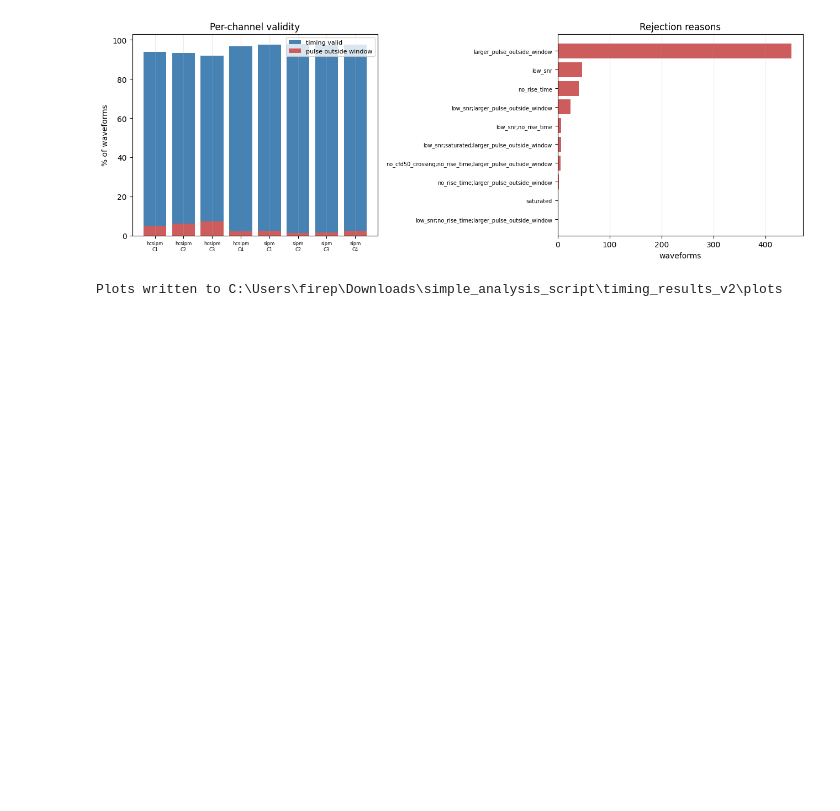
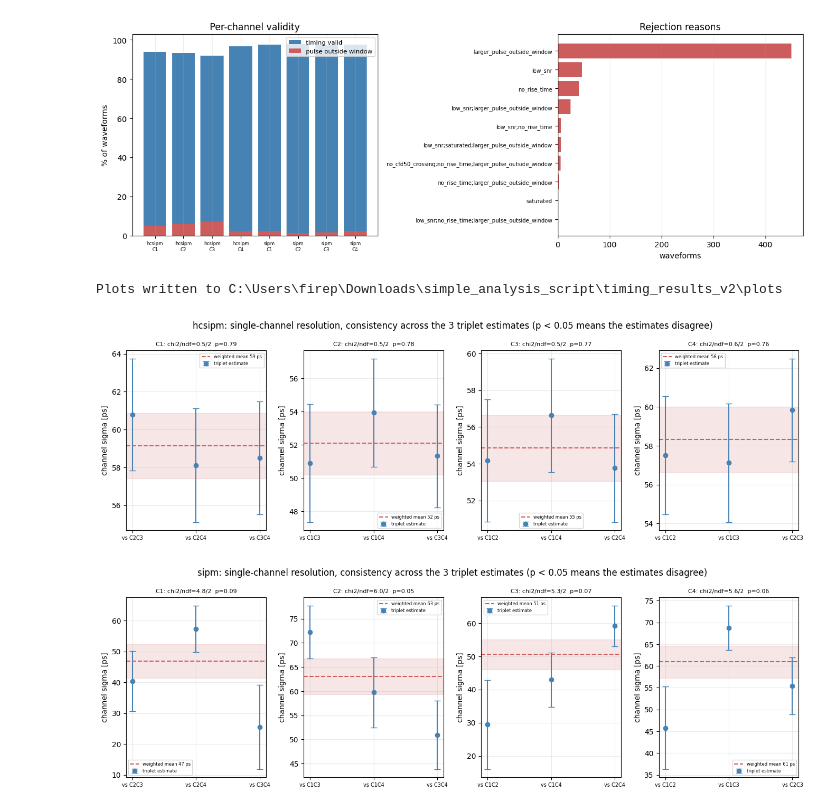
Before and after one commit to ahaines561/static_timing_analysis_sipm, a Jupyter notebook: timing_plots.ipynb, the cells around one changed output. Saved outputs shown, nothing was run; the diff lists cells and outputs as text; code cells hidden in the pictures; blank space fills up the shorter version.

```diff
--- a/timing_plots.ipynb
+++ b/timing_plots.ipynb
@@ -53,6 +53,14 @@ offsets = load("channel_offsets.csv")
 coincidence = load("coincidence_summary.csv")
 event_status = load("coincidence_event_status.csv")
 
+# added for the extended noise / consistency / correlation study
+triplet_estimates = load("channel_resolution_triplet_estimates.csv")
+pair_sigma_compat = load("timing_pair_sigma_compatibility.csv")
+delta_t_corr = load("pairwise_delta_t_correlation.csv")
+noise_sigma_summary = load("noise_sigma_summary.csv")
+noise_sigma_compat = load("noise_sigma_compatibility.csv")
+channel_noise_corr = load("channel_noise_correlation.csv")
+
 raw_pairs = pair_summary[pair_summary["timing_column"] == "delta_t_ns"] if not pair_summary.empty else pd.DataFrame()
 walk_pairs = pair_summary[pair_summary["timing_column"] == "delta_t_corrected_ns"] if not pair_summary.empty else pd.DataFrame()
 devices = sorted(physical["device"].dropna().unique()) if not physical.empty else []
@@ -641,3 +649,52 @@ print(f"Plots written to {PLOT_DIR}")
 # %% [output]
 [figure]
 Plots written to C:\Users\firep\Downloads\simple_analysis_script\timing_results_v2\plots
+# %%
+# TIMING 4b: channel-resolution triplet-estimate consistency
+# For each channel, the 3-channel decomposition gives 3 independent sigma
+# estimates (one per pair of the other 3 channels). This checks whether those
+# 3 estimates agree with each other (weighted mean +/- its uncertainty, and a
+# chi2/ndf consistency test), which is the direct answer to "how compatible
+# are the sigmas across all combinations".
+if not triplet_estimates.empty and not resolution.empty:
+    base_triplet = triplet_estimates[triplet_estimates["timing_column"] == "delta_t_ns"]
+    base_res = resolution[resolution["timing_column"] == "delta_t_ns"]
+    for run in sorted(base_triplet["coincidence_run"].unique()):
+        figure, axes = plt.subplots(1, len(CHANNELS), figsize=(3.4 * len(CHANNELS), 4.4), squeeze=False)
+        axes = axes[0]
+        for axis, channel in zip(axes, CHANNELS):
+            t = base_triplet[(base_triplet["coincidence_run"] == run) & (base_triplet["channel"] == channel)]
+            r = base_res[(base_res["coincidence_run"] == run) & (base_res["channel"] == channel)]
+            if t.empty:
+                axis.axis("off")
+                continue
+            labels = [f"vs {a}{b}" for a, b in zip(t["other_b"], t["other_d"])]
+            x = np.arange(len(t))
+            axis.errorbar(x, t["sigma_channel_ps"], yerr=t["sigma_channel_unc_ps"],
+                          fmt="o", capsize=4, color="steelblue", label="triplet estimate")
+            title = channel
+            if not r.empty:
+                row = r.iloc[0]
+                if np.isfinite(row["sigma_channel_ps"]):
+                    axis.axhline(row["sigma_channel_ps"], color="indianred", ls="--", lw=1.5,
+                                 label=f"weighted mean {row['sigma_channel_ps']:.0f} ps")
+                    if np.isfinite(row["sigma_channel_unc_ps"]):
+                        axis.axhspan(row["sigma_channel_ps"] - row["sigma_channel_unc_ps"],
+                                    row["sigma_channel_ps"] + row["sigma_channel_unc_ps"],
+                                    color="indianred", alpha=0.15)
+                p = row.get("consistency_pvalue", np.nan)
+                chi2v, ndfv = row.get("chi2_consistency", np.nan), row.get("ndf_consistency", 0)
+                if np.isfinite(p):
+                    title = f"{channel}: chi2/ndf={chi2v:.1f}/{int(ndfv)}  p={p:.2f}"
+            axis.set_title(title, fontsize=8)
+            axis.set_xticks(x)
+            axis.set_xticklabels(labels, fontsize=7)
+            axis.set_ylabel("channel sigma [ps]")
+            axis.grid(alpha=0.25)
+            axis.legend(fontsize=6)
+        figure.suptitle(f"{run}: single-channel resolution, consistency across the 3 triplet estimates "
+                        "(p < 0.05 means the estimates disagree)")
+        finish(figure, f"tm04b_triplet_consistency_{run}")
+# %% [output]
+[figure, added]
+[figure, added]
```
Also changed, not shown: parts of 9 cells of this notebook, 2 other files.
